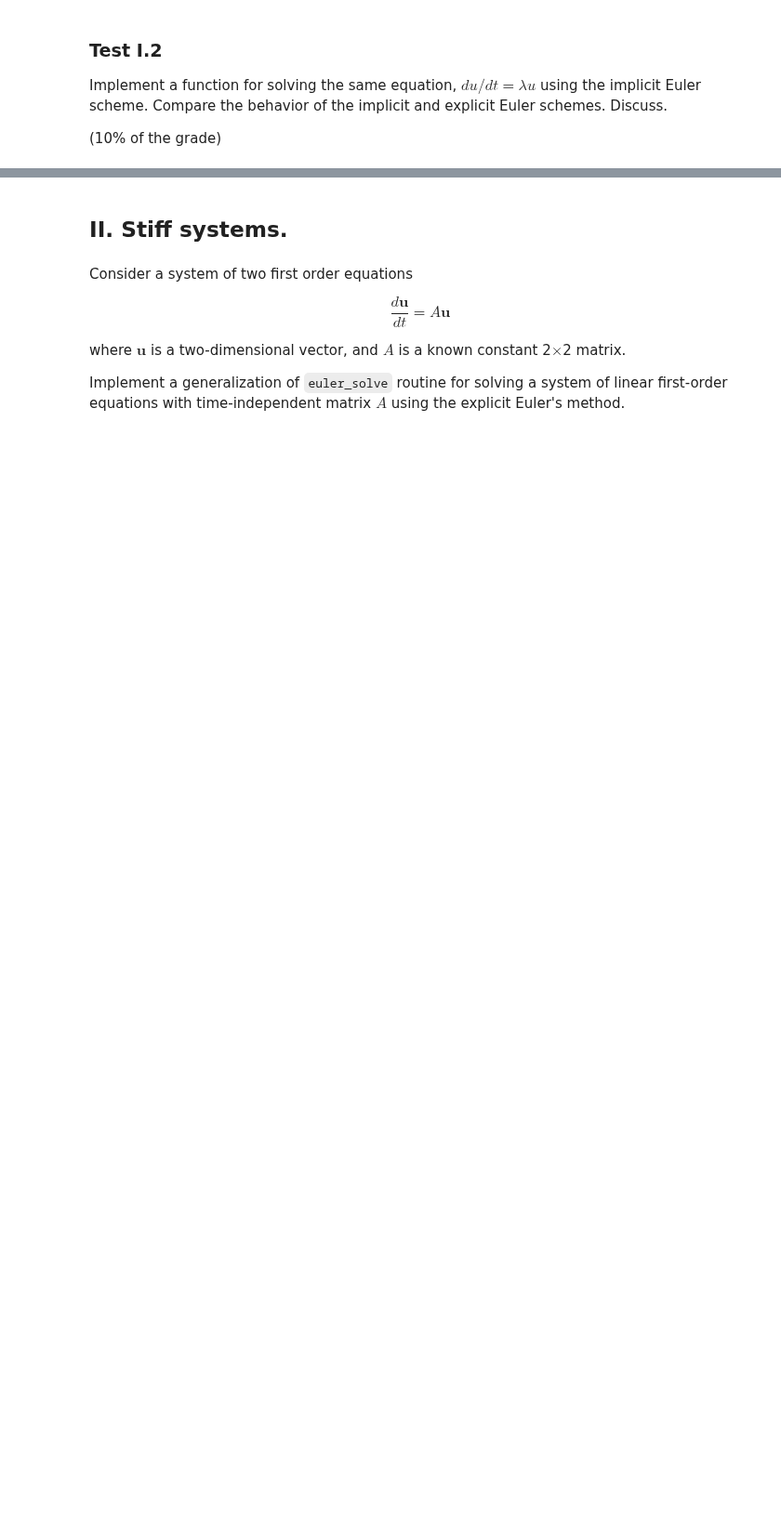
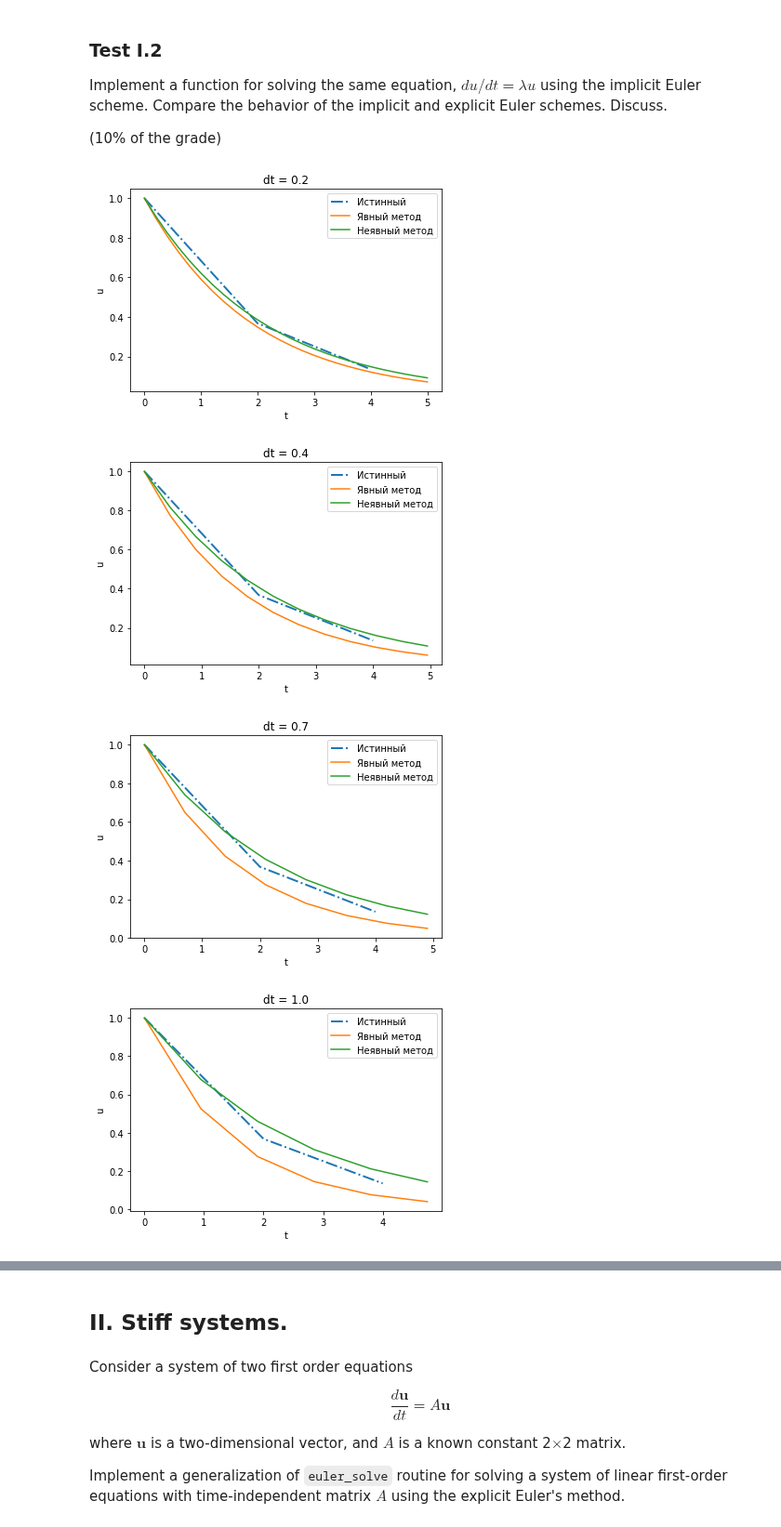
Before and after one commit to ev-br/CP2020, a Jupyter notebook: week_7_IVP_ODE.ipynb, the cells around one changed output, grey strips where cells are left out. Shown at 93% size. Saved outputs shown, nothing was run; the diff lists cells and outputs as text; code cells hidden in the pictures; blank space fills up the shorter version.

```diff
--- a/week_7_IVP_ODE.ipynb
+++ b/week_7_IVP_ODE.ipynb
@@ -54,0 +64,30 @@ Implement a function for solving the same equation, $du/dt = \lambda u$ using th
+# %%
+def implicit_euler_solve(lam, u0, T, dt):
+    """
+    Solve $du/dt = \lambda u$ on $0 < t < T$ with $u(t=0) = u0$ via an explicit Euler method.
+    """
+    num_steps = int(T/dt)
+    tt = np.arange(num_steps+1)*dt
+    y = np.empty(num_steps+1)
+    y[0] = u0
+    for k in range(num_steps):
+        y[k+1] = y[k] /(1 - dt * lam)
+    return tt, y
+# %%
+dt = np.linspace(0.2, 1.2, 5)
+for tau in dt:
+    plt.plot(tt, np.exp(lam*tt), '-.', lw=2, label='Истинный')
+    tScale, y = euler_solve(lam, u0=1.0, T=5, dt=tau)
+    plt.plot(tScale, y, label='Явный метод')
+    tScalei, yi = implicit_euler_solve(lam, u0=1.0, T=5, dt=tau)
+    plt.plot(tScalei, yi, label='Неявный метод')
+    plt.xlabel('t')
+    plt.ylabel('u')
+    plt.legend(loc = 'best')
+    plt.title('dt = '+str(round(tau, 1)))
+    plt.show()
+# %% [output]
+[figure, added]
+[figure, added]
+[figure, added]
+[figure, added]
```
Also changed, not shown: parts of 17 cells of this notebook.
